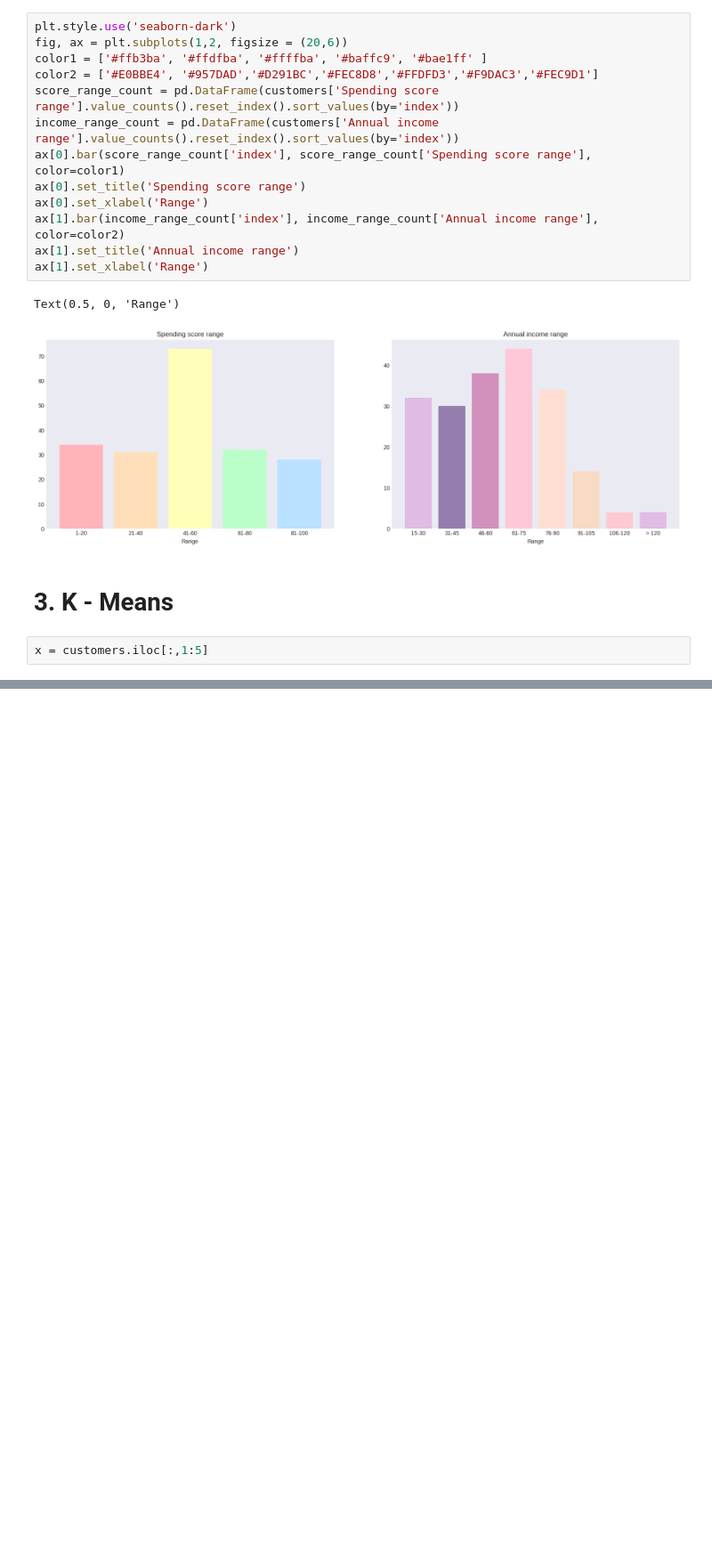
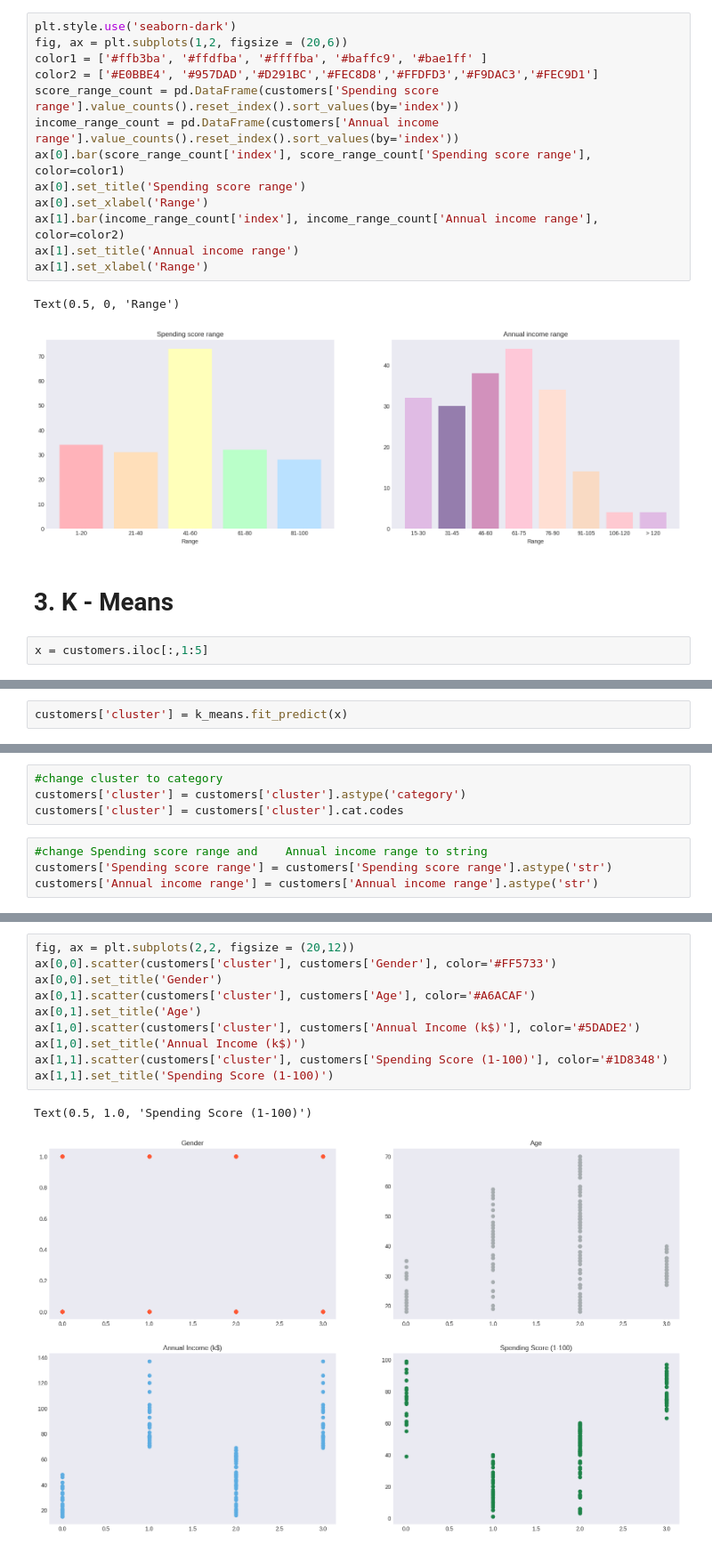
Before and after one commit to KamilShape/customer_segmentation, a Jupyter notebook: customer_segmentation.ipynb, the cells around one changed output, grey strips where cells are left out. Shown at 89% size. Saved outputs shown, nothing was run; the diff lists cells and outputs as text; blank space fills up the shorter version.

Commit message:
add scatterplots

```diff
--- a/customer_segmentation.ipynb
+++ b/customer_segmentation.ipynb
@@ -152,0 +141,2 @@ array([1, 1, 1, 1, 1, 1, 1, 1, 1, 1, 1, 1, 1, 1, 1, 1, 1, 1, 1, 1, 1, 1,
+# %%
+customers['cluster'] = k_means.fit_predict(x)
@@ -152,0 +152,8 @@ array([1, 1, 1, 1, 1, 1, 1, 1, 1, 1, 1, 1, 1, 1, 1, 1, 1, 1, 1, 1, 1, 1,
+# %%
+#change cluster to category
+customers['cluster'] = customers['cluster'].astype('category')
+customers['cluster'] = customers['cluster'].cat.codes
+# %%
+#change Spending score range and	Annual income range to string
+customers['Spending score range'] = customers['Spending score range'].astype('str')
+customers['Annual income range'] = customers['Annual income range'].astype('str')
@@ -152,0 +187,13 @@ array([1, 1, 1, 1, 1, 1, 1, 1, 1, 1, 1, 1, 1, 1, 1, 1, 1, 1, 1, 1, 1, 1,
+# %%
+fig, ax = plt.subplots(2,2, figsize = (20,12))
+ax[0,0].scatter(customers['cluster'], customers['Gender'], color='#FF5733')
+ax[0,0].set_title('Gender')
+ax[0,1].scatter(customers['cluster'], customers['Age'], color='#A6ACAF')
+ax[0,1].set_title('Age')
+ax[1,0].scatter(customers['cluster'], customers['Annual Income (k$)'], color='#5DADE2')
+ax[1,0].set_title('Annual Income (k$)')
+ax[1,1].scatter(customers['cluster'], customers['Spending Score (1-100)'], color='#1D8348')
+ax[1,1].set_title('Spending Score (1-100)')
+# %% [output]
+Text(0.5, 1.0, 'Spending Score (1-100)')
+[figure, added]
```
Also changed, not shown: parts of 10 cells of this notebook.
